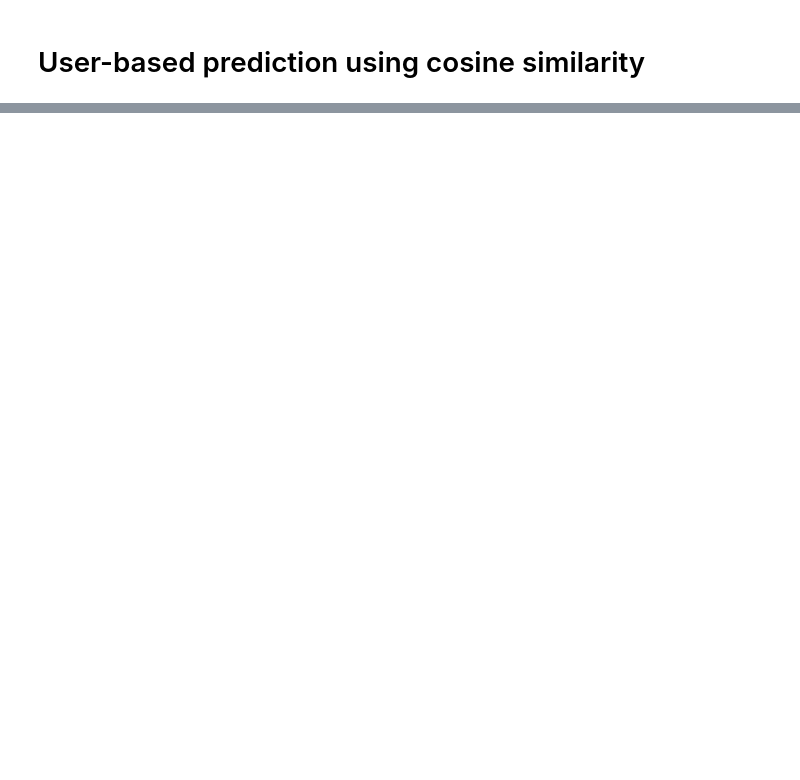
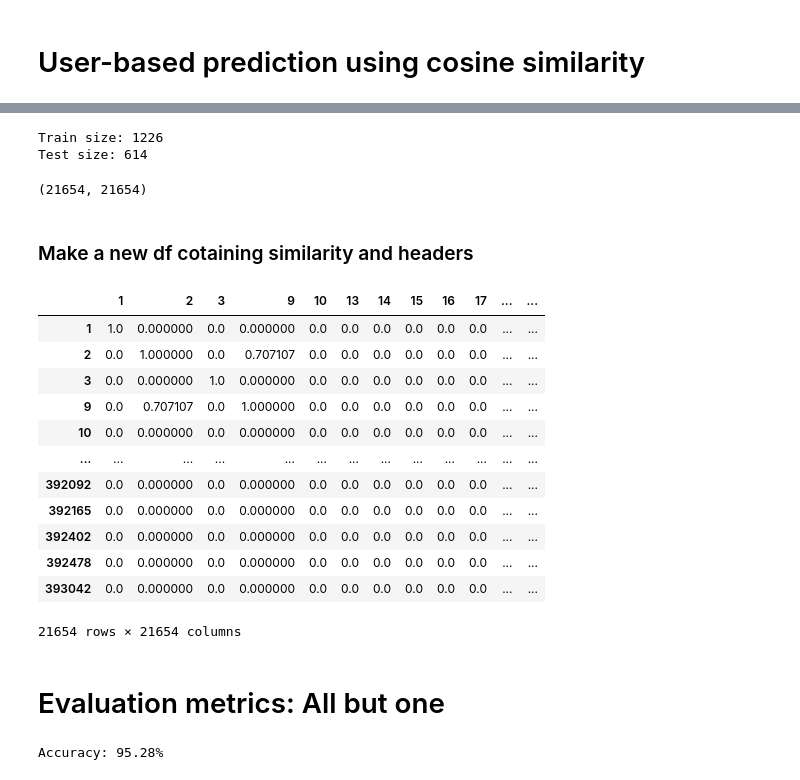
Before and after one commit to dcongtinh/barter-system, a Jupyter notebook: research_ratebeer_wishlist.ipynb, the cells around one changed output, grey strips where cells are left out. Cells and saved outputs as stored; diff of their text form; code cells hidden in the pictures; blank space fills up the shorter version.

```diff
--- a/research_ratebeer_wishlist.ipynb
+++ b/research_ratebeer_wishlist.ipynb
@@ -149,0 +135,38 @@ Similarity:
+# %%
+from sklearn.model_selection import train_test_split
+from sklearn.metrics.pairwise import cosine_similarity
+
+X_train, X_test = train_test_split(new_df, test_size=1/3.0, random_state=1000)
+print("Train size:", len(X_train))
+print("Test size:", len(X_test))
+# %% [output]
+Train size: 1226
+Test size: 614
+# %%
+sims = cosine_similarity(X_train.T, X_train.T)
+# %%
+sims.shape
+# %% [output]
+(21654, 21654)
+# %% [markdown]
+### Make a new df cotaining similarity and headers
+# %%
+sims_df = pd.DataFrame(sims)
+sims_df.columns = new_df.columns
+sims_df.index  = new_df.columns
+# %%
+sims_df
+# %% [output]
+|  | 1 | 2 | 3 | 9 | 10 | 13 | 14 | 15 | 16 | 17 | ... | ... |
+| 1 | 1.0 | 0.000000 | 0.0 | 0.000000 | 0.0 | 0.0 | 0.0 | 0.0 | 0.0 | 0.0 | ... | ... |
+| 2 | 0.0 | 1.000000 | 0.0 | 0.707107 | 0.0 | 0.0 | 0.0 | 0.0 | 0.0 | 0.0 | ... | ... |
+| 3 | 0.0 | 0.000000 | 1.0 | 0.000000 | 0.0 | 0.0 | 0.0 | 0.0 | 0.0 | 0.0 | ... | ... |
+| 9 | 0.0 | 0.707107 | 0.0 | 1.000000 | 0.0 | 0.0 | 0.0 | 0.0 | 0.0 | 0.0 | ... | ... |
+| 10 | 0.0 | 0.000000 | 0.0 | 0.000000 | 0.0 | 0.0 | 0.0 | 0.0 | 0.0 | 0.0 | ... | ... |
+| ... | ... | ... | ... | ... | ... | ... | ... | ... | ... | ... | ... | ... |
+| 392092 | 0.0 | 0.000000 | 0.0 | 0.000000 | 0.0 | 0.0 | 0.0 | 0.0 | 0.0 | 0.0 | ... | ... |
+| 392165 | 0.0 | 0.000000 | 0.0 | 0.000000 | 0.0 | 0.0 | 0.0 | 0.0 | 0.0 | 0.0 | ... | ... |
+| 392402 | 0.0 | 0.000000 | 0.0 | 0.000000 | 0.0 | 0.0 | 0.0 | 0.0 | 0.0 | 0.0 | ... | ... |
+| 392478 | 0.0 | 0.000000 | 0.0 | 0.000000 | 0.0 | 0.0 | 0.0 | 0.0 | 0.0 | 0.0 | ... | ... |
+| 393042 | 0.0 | 0.000000 | 0.0 | 0.000000 | 0.0 | 0.0 | 0.0 | 0.0 | 0.0 | 0.0 | ... | ... |
+21654 rows × 21654 columns
@@ -149,0 +175,16 @@ Similarity:
+# %% [markdown]
+# Evaluation metrics: All but one
+# %%
+score = 0
+for _, sample in X_test.iterrows():
+    test_product_id = person_to_products.loc[sample.name]["productId"][0] # sample.index
+    dot_prod = np.dot(sample, sims_df.loc[test_product_id])
+    sum_sims = sims_df.loc[test_product_id].sum()
+    if sum_sims < 1e-6:
+        continue
+    pred = dot_prod / sum_sims
+    score = score + (1 if pred > 0 else 0)
+
+print("Accuracy: %.2f%%" % (score / len(X_test) * 100))
+# %% [output]
+Accuracy: 95.28%
```
Also changed, not shown: parts of 15 cells of this notebook.
